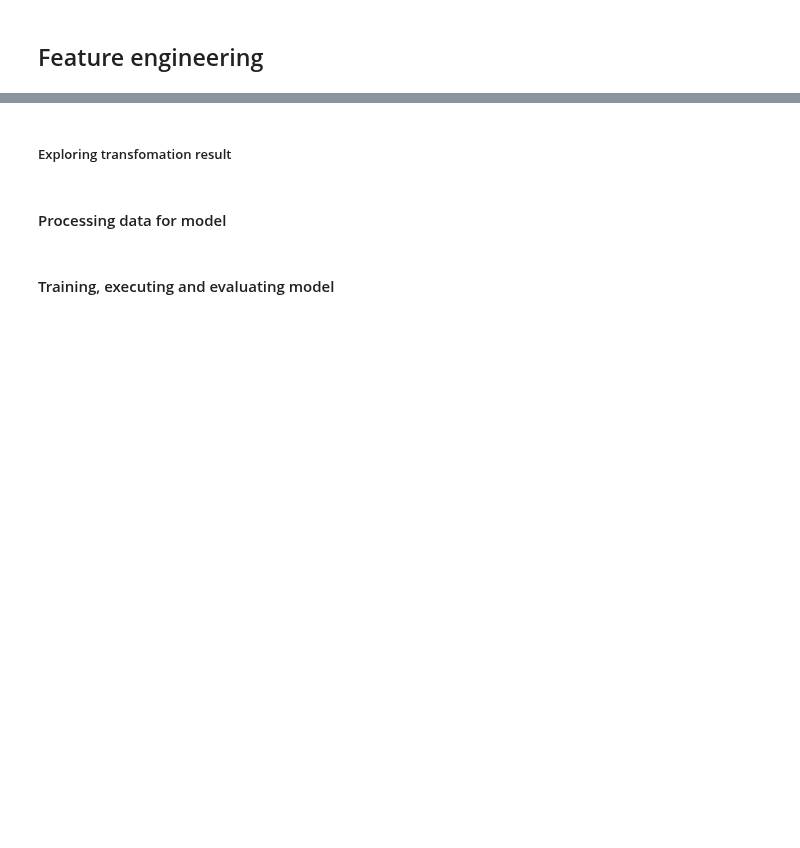
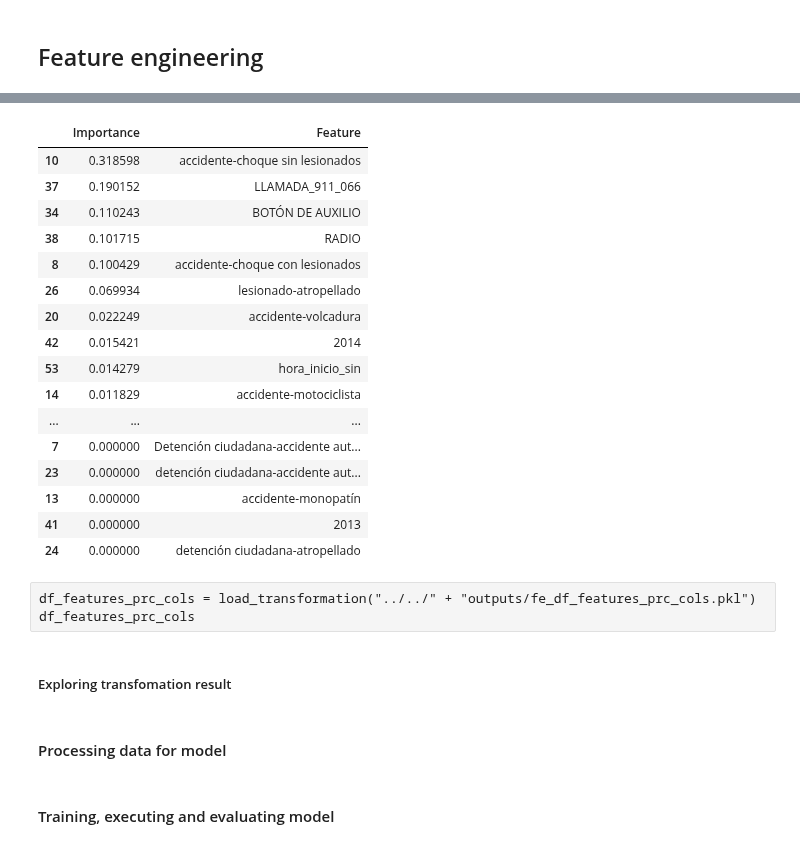
Before and after one commit to robperch/intro_to_ds_project, a Jupyter notebook: notebooks/Rob/Rob_sandbox.ipynb, the cells around one changed output, grey strips where cells are left out. Saved outputs shown, nothing was run; the diff lists cells and outputs as text; code cells hidden in the pictures; blank space fills up the shorter version.

```diff
--- a/notebooks/Rob/Rob_sandbox.ipynb
+++ b/notebooks/Rob/Rob_sandbox.ipynb
@@ -125,0 +108,21 @@ df_tra
+# %%
+feature_importance = load_transformation("../../" + "outputs/fe_df_feature_importance.pkl")
+feature_importance
+# %% [output]
+|  | Importance | Feature |
+| 10 | 0.318598 | accidente-choque sin lesionados |
+| 37 | 0.190152 | LLAMADA_911_066 |
+| 34 | 0.110243 | BOTÓN DE AUXILIO |
+| 38 | 0.101715 | RADIO |
+| 8 | 0.100429 | accidente-choque con lesionados |
+| 26 | 0.069934 | lesionado-atropellado |
+| 20 | 0.022249 | accidente-volcadura |
+| 42 | 0.015421 | 2014 |
+| 53 | 0.014279 | hora_inicio_sin |
+| 14 | 0.011829 | accidente-motociclista |
+| ... | ... | ... |
+| 7 | 0.000000 | Detención ciudadana-accidente aut... |
+| 23 | 0.000000 | detención ciudadana-accidente aut... |
+| 13 | 0.000000 | accidente-monopatín |
+| 41 | 0.000000 | 2013 |
+| 24 | 0.000000 | detención ciudadana-atropellado |
@@ -126,3 +132,6 @@ df_tra
+# %% [raw]
+df_features_prc_cols = load_transformation("../../" + "outputs/fe_df_features_prc_cols.pkl")
+df_features_prc_cols
 # %% [markdown]
 ##### Exploring transfomation result
 # %% [markdown]
```
Also changed, not shown: parts of 29 cells of this notebook, 4 other files.
